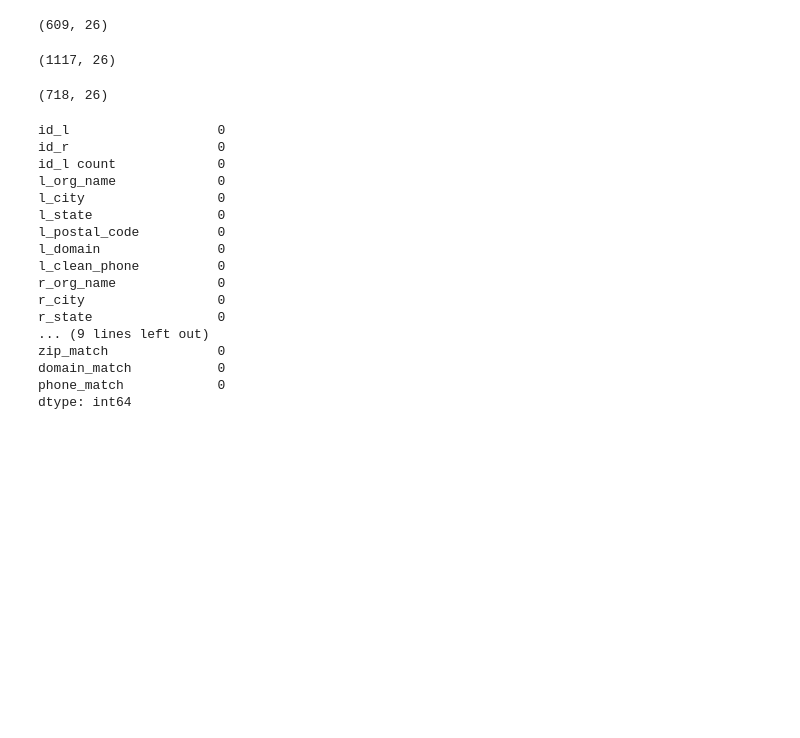
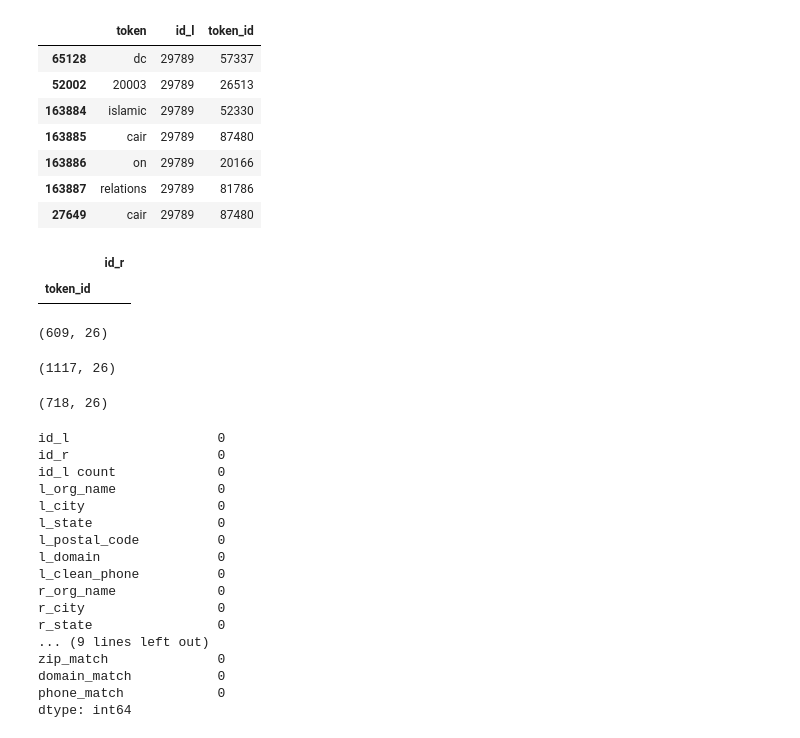
Before and after one commit to duncanjamesbell/data_matching, a Jupyter notebook: Org_Matcher_v3.0.ipynb, the cells around one changed output. Drawn from its saved outputs; the diff is of its cells as text; code cells hidden in the pictures; blank space fills up the shorter version.

Commit message:
data match viz and more work on data matcher'

```diff
--- a/Org_Matcher_v3.0.ipynb
+++ b/Org_Matcher_v3.0.ipynb
@@ -666,0 +697,18 @@ right_df.to_csv('knowland_cleaned.csv')
+# %%
+left_frame_list = []
+for colname in all_left_cols:
+    tokenmapping = cv.fit_transform(left_df[colname])
+    df_row, token_id = tokenmapping.nonzero()
+
+    left_frame_list.append(pd.DataFrame(np.vstack([vocabulary[token_id], left_df['id_l'].values[df_row]]).T, columns = ['token', 'id_l']))
+
+left_keyed = pd.concat(left_frame_list)
+left_keyed.drop_duplicates()#inplace=True)
+#removing duplicates inplace was giving me a very strange issue where a small percentage of token_ids would be excluded from the left_keyed index
+
+#append token_id to token as this will be more efficient to join with
+left_token_ids = []
+for token in left_keyed.token:
+    left_token_ids.append(tokens_id_dct[token])
+
+left_keyed['token_id'] = left_token_ids
@@ -667,3 +745,19 @@ right_df.to_csv('knowland_cleaned.csv')
+# %%
+left_keyed[left_keyed.id_l == '29789']
+# %% [output]
+|  | token | id_l | token_id |
+| 65128 | dc | 29789 | 57337 |
+| 52002 | 20003 | 29789 | 26513 |
+| 163884 | islamic | 29789 | 52330 |
+| 163885 | cair | 29789 | 87480 |
+| 163886 | on | 29789 | 20166 |
+| 163887 | relations | 29789 | 81786 |
+| 27649 | cair | 29789 | 87480 |
+# %%
+right_keyed[right_keyed.id_r == 1219]
+# %% [output]
+|  | id_r |
+| token_id |  |
 # %%
 org_matches[org_matches.pred_proba > .85].shape
 # %% [output]
```
Also changed, not shown: parts of 18 cells of this notebook, 1 other file.
